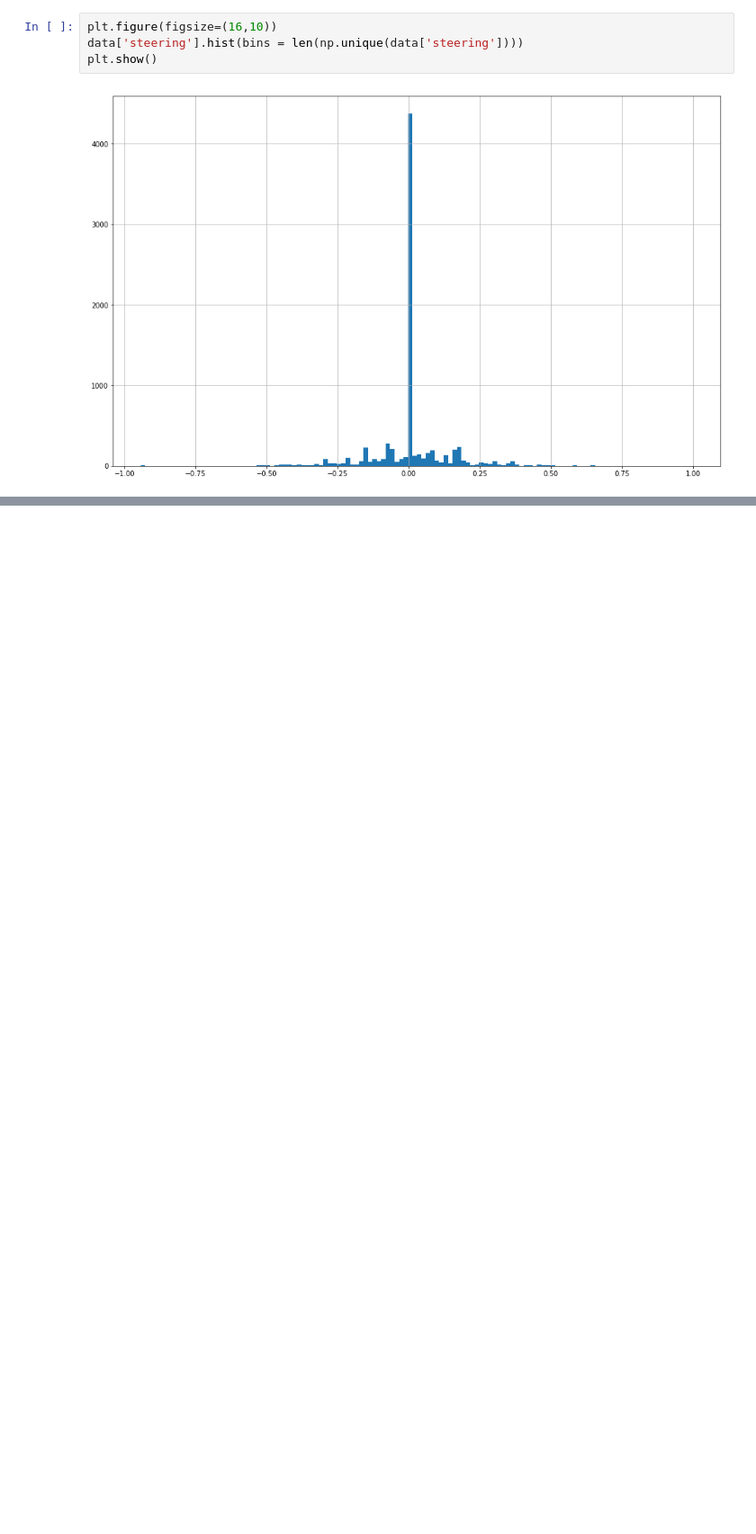
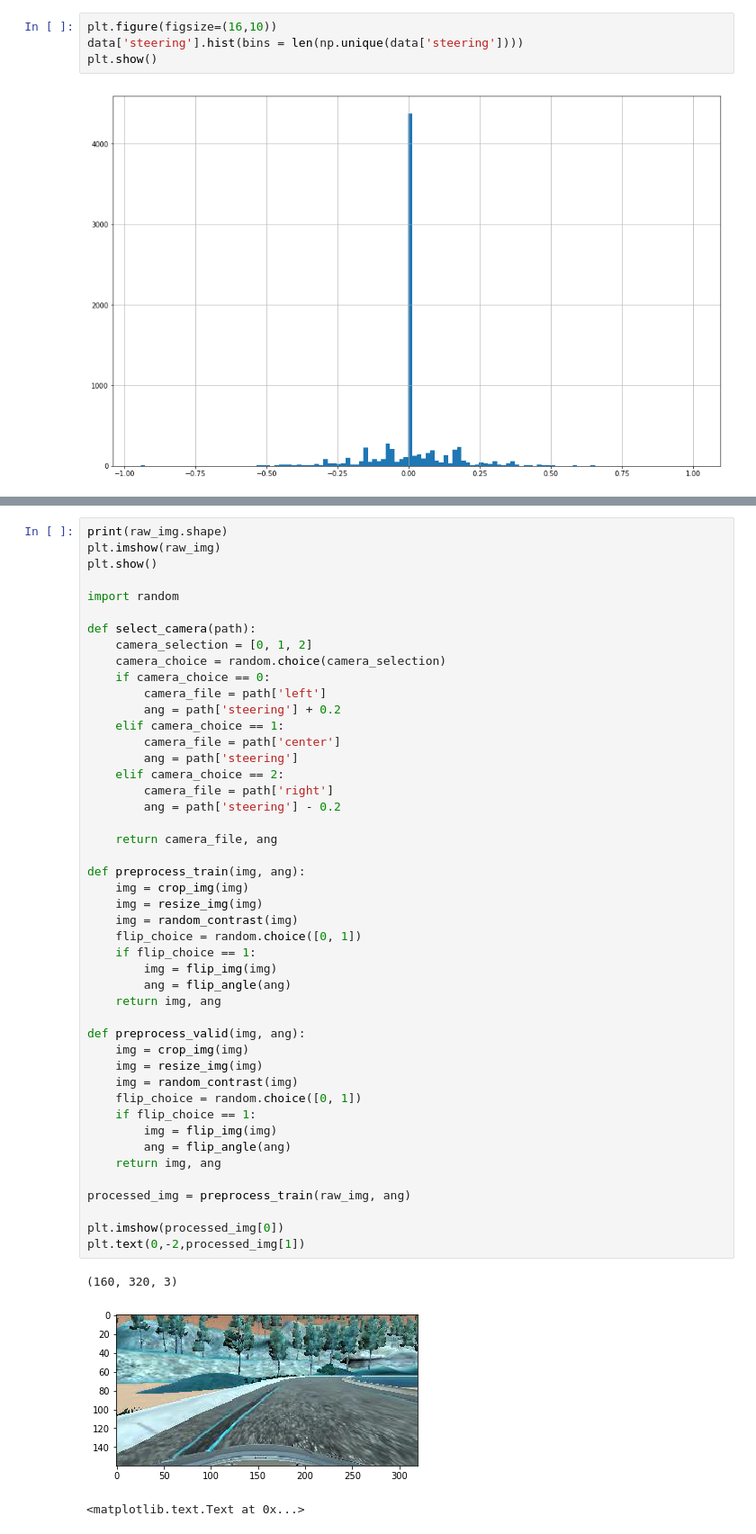
Before and after one commit to cyrano5614/CarND-Behavioral-Cloning-P3, a Jupyter notebook: data_explore.ipynb, the cells around one changed output, grey strips where cells are left out. Shown at 90% size. Saved outputs shown, nothing was run; the diff lists cells and outputs as text; blank space fills up the shorter version.

```diff
--- a/data_explore.ipynb
+++ b/data_explore.ipynb
@@ -151,0 +220,50 @@ plt.show()
+# %%
+print(raw_img.shape)
+plt.imshow(raw_img)
+plt.show()
+
+import random
+
+def select_camera(path):
+    camera_selection = [0, 1, 2]
+    camera_choice = random.choice(camera_selection)
+    if camera_choice == 0:
+        camera_file = path['left']
+        ang = path['steering'] + 0.2
+    elif camera_choice == 1:
+        camera_file = path['center']
+        ang = path['steering']
+    elif camera_choice == 2:
+        camera_file = path['right']
+        ang = path['steering'] - 0.2
+
+    return camera_file, ang
+
+def preprocess_train(img, ang):
+    img = crop_img(img)
+    img = resize_img(img)
+    img = random_contrast(img)
+    flip_choice = random.choice([0, 1])
+    if flip_choice == 1:
+        img = flip_img(img)
+        ang = flip_angle(ang)
+    return img, ang
+
+def preprocess_valid(img, ang):
+    img = crop_img(img)
+    img = resize_img(img)
+    img = random_contrast(img)
+    flip_choice = random.choice([0, 1])
+    if flip_choice == 1:
+        img = flip_img(img)
+        ang = flip_angle(ang)
+    return img, ang
+
+processed_img = preprocess_train(raw_img, ang)
+
+plt.imshow(processed_img[0])
+plt.text(0,-2,processed_img[1])
+# %% [output]
+(160, 320, 3)
+[figure, added]
+<matplotlib.text.Text at 0x...>
```
Also changed, not shown: parts of 14 cells of this notebook, 1 other file.
